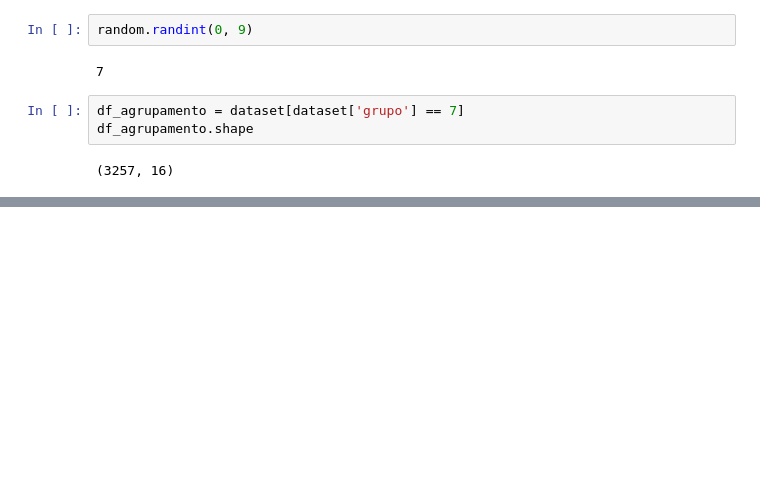
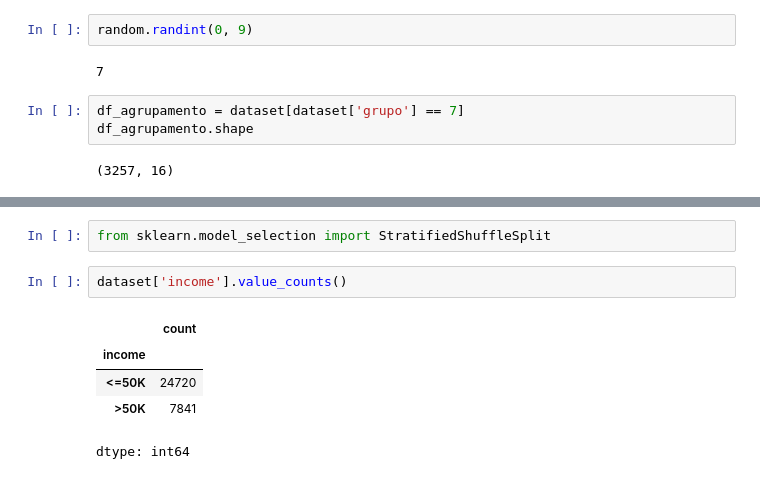
Before and after one commit to marcelaAn/Estatistica-para-DS-e-ML, a Jupyter notebook: Amostragem.ipynb, the cells around one changed output, grey strips where cells are left out. Saved outputs shown, nothing was run; the diff lists cells and outputs as text; blank space fills up the shorter version.

```diff
--- a/Amostragem.ipynb
+++ b/Amostragem.ipynb
@@ -190,0 +249,10 @@ df_agrupamento.shape
+# %%
+from sklearn.model_selection import StratifiedShuffleSplit
+# %%
+dataset['income'].value_counts()
+# %% [output]
+|  | count |
+| income |  |
+| <=50K | 24720 |
+| >50K | 7841 |
+dtype: int64
```
Also changed, not shown: parts of 16 cells of this notebook.
